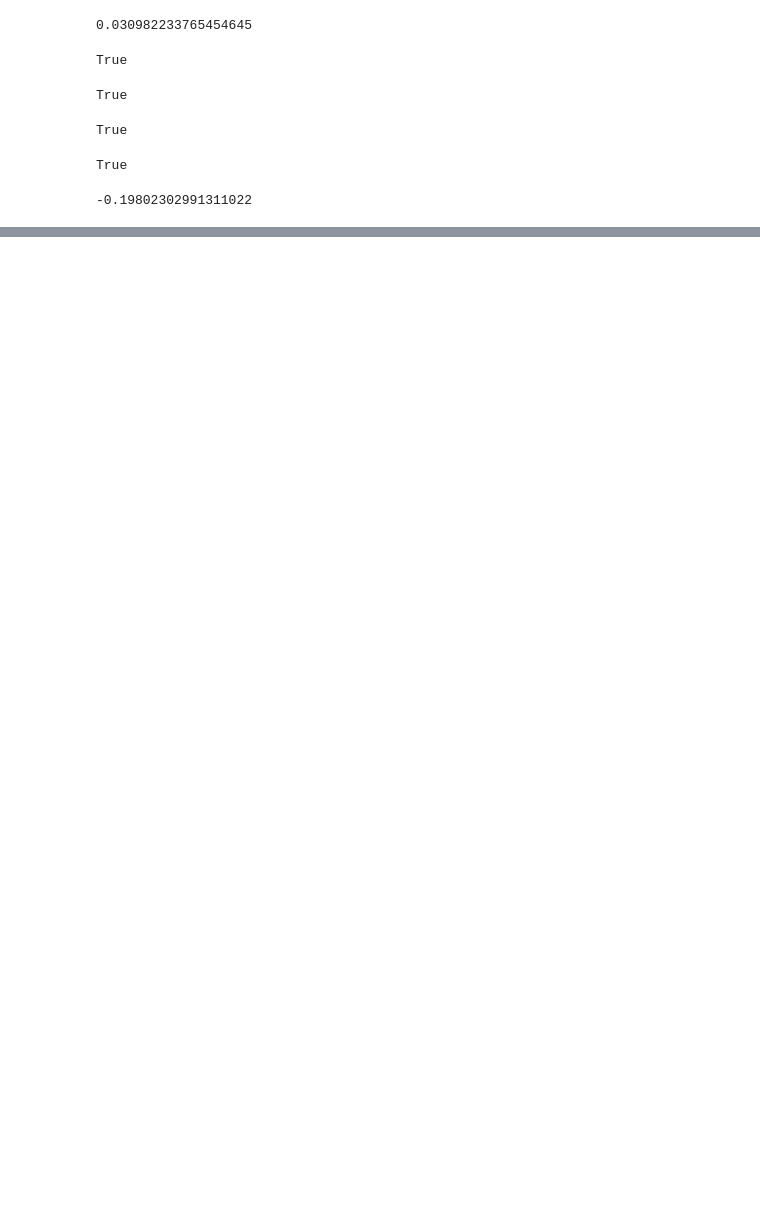
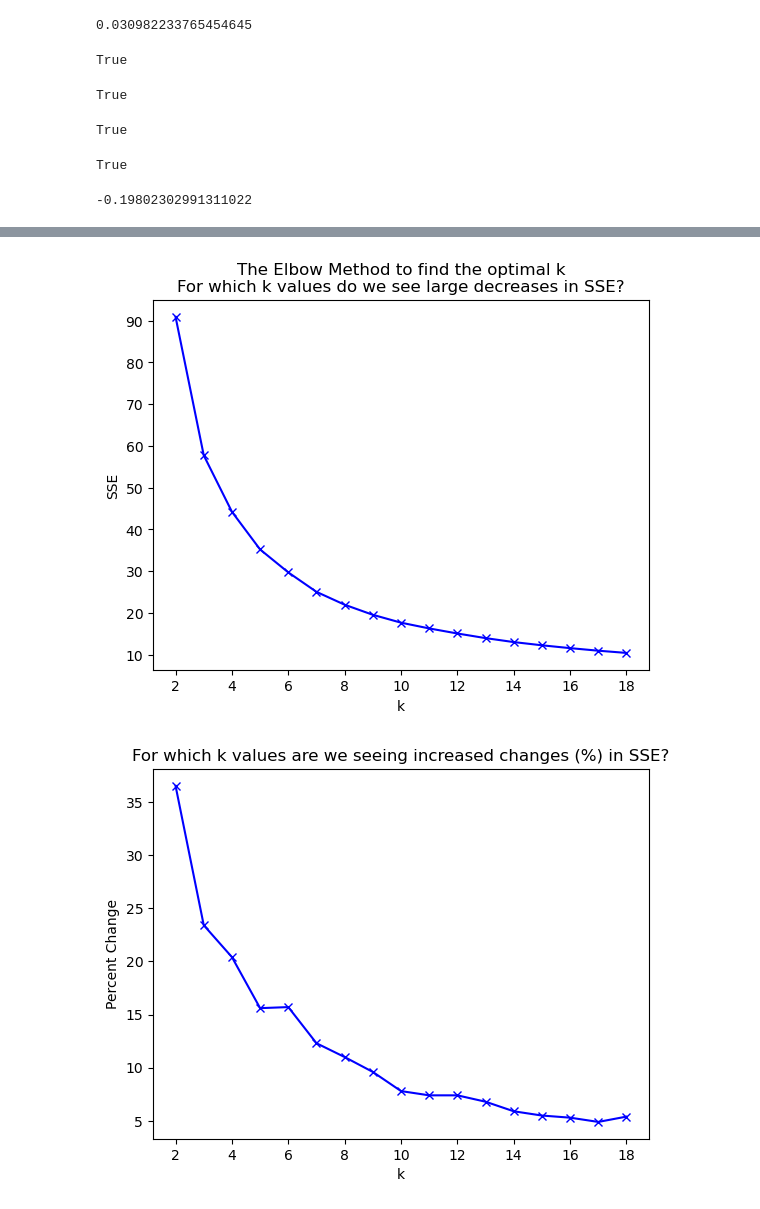
Before and after one commit to Wine-project-noether/Wine_project, a Jupyter notebook: exploration.ipynb, the cells around one changed output, grey strips where cells are left out. Drawn from its saved outputs; the diff is of its cells as text; code cells hidden in the pictures; blank space fills up the shorter version.

```diff
--- a/exploration.ipynb
+++ b/exploration.ipynb
@@ -350,0 +393,6 @@ X
+# %%
+kmeans = create_clusters(X[0], k, cluster_vars)
+# %%
+centroid_df_acid = get_centroids(kmeans, cluster_vars, cluster_name)
+# %%
+X = assign_clusters(kmeans, cluster_vars, cluster_name, centroid_df_acid)
@@ -350,0 +415,9 @@ X
+# %%
+cluster_vars = ['density', 'alcohol']
+cluster_name = 'viscosity'
+k_range = range(2,20)
+# %%
+find_k(X[0], cluster_vars, k_range)
+# %% [output]
+[figure, added]
+[figure, added]
```
Also changed, not shown: parts of 59 cells of this notebook, 4 other files.
